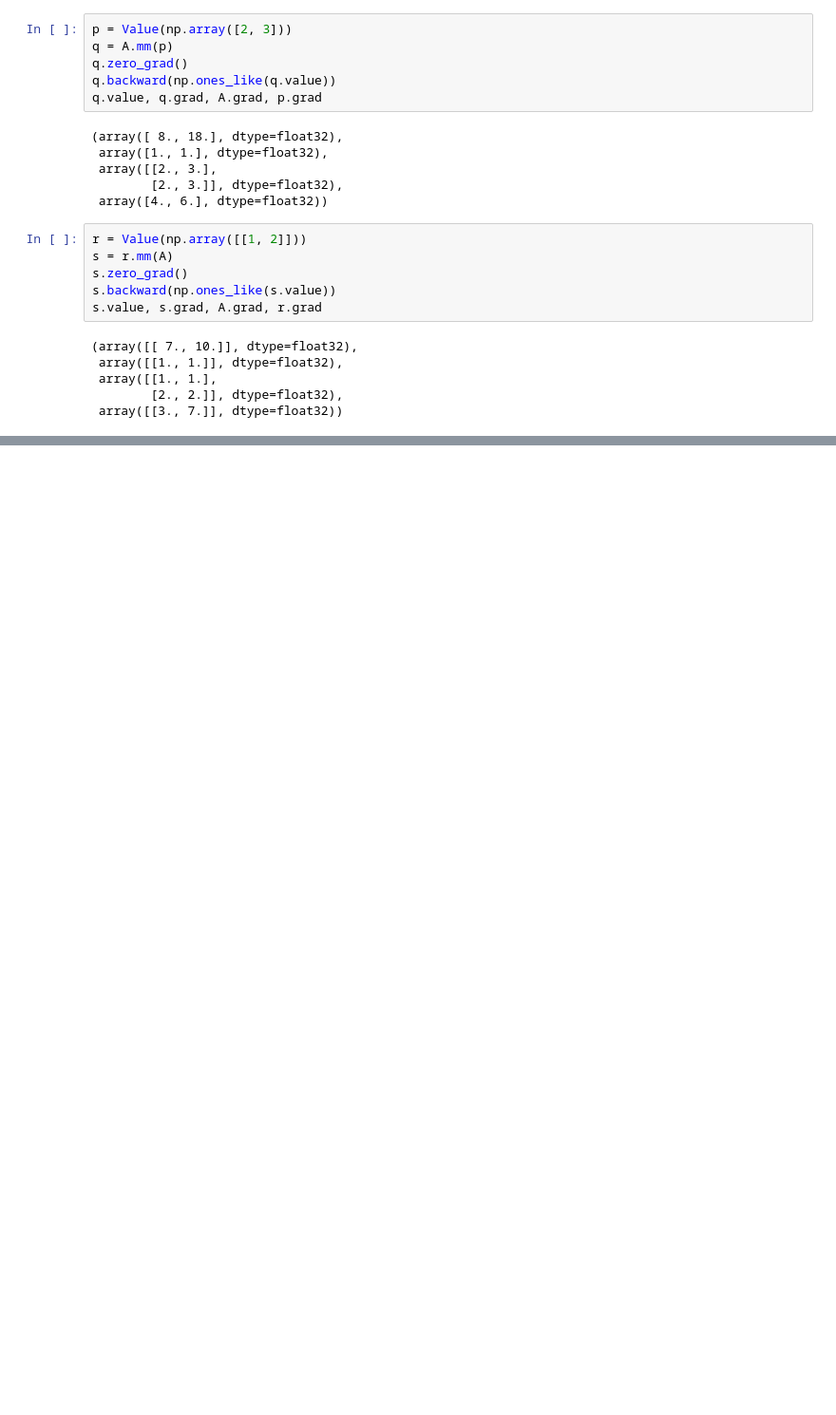
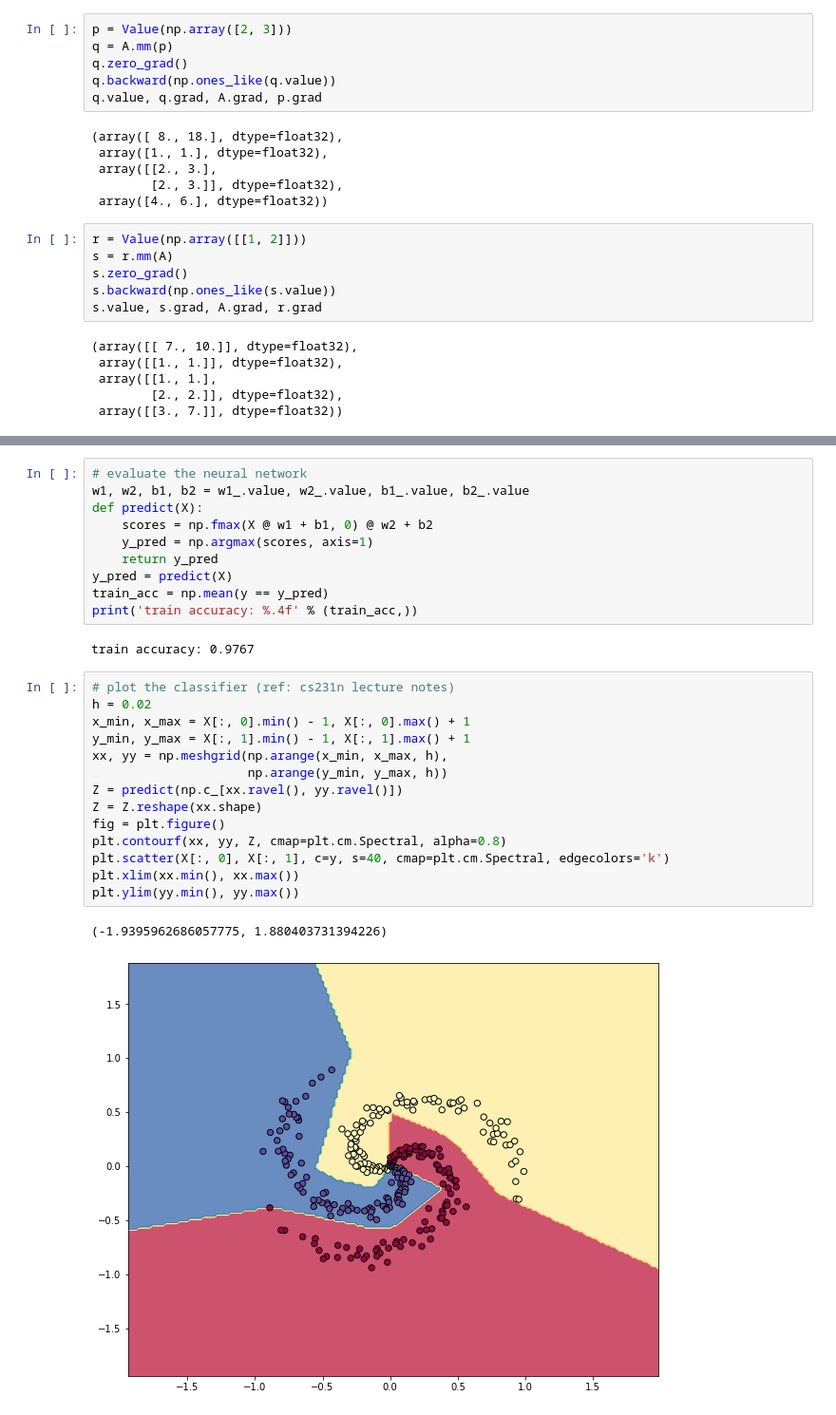
Before and after one commit to redyaung/smallgrad, a Jupyter notebook: usage.ipynb, the cells around one changed output, grey strips where cells are left out. Shown at 95% size. Drawn from its saved outputs; the diff is of its cells as text; blank space fills up the shorter version.

```diff
--- a/usage.ipynb
+++ b/usage.ipynb
@@ -124,0 +198,29 @@ TypeError: unsupported operand type(s) for +=: 'float' and 'Value'
+# %%
+# evaluate the neural network
+w1, w2, b1, b2 = w1_.value, w2_.value, b1_.value, b2_.value
+def predict(X):
+    scores = np.fmax(X @ w1 + b1, 0) @ w2 + b2
+    y_pred = np.argmax(scores, axis=1)
+    return y_pred
+y_pred = predict(X)
+train_acc = np.mean(y == y_pred)
+print('train accuracy: %.4f' % (train_acc,))
+# %% [output]
+train accuracy: 0.9767
+# %%
+# plot the classifier (ref: cs231n lecture notes)
+h = 0.02
+x_min, x_max = X[:, 0].min() - 1, X[:, 0].max() + 1
+y_min, y_max = X[:, 1].min() - 1, X[:, 1].max() + 1
+xx, yy = np.meshgrid(np.arange(x_min, x_max, h),
+                     np.arange(y_min, y_max, h))
+Z = predict(np.c_[xx.ravel(), yy.ravel()])
+Z = Z.reshape(xx.shape)
+fig = plt.figure()
+plt.contourf(xx, yy, Z, cmap=plt.cm.Spectral, alpha=0.8)
+plt.scatter(X[:, 0], X[:, 1], c=y, s=40, cmap=plt.cm.Spectral, edgecolors='k')
+plt.xlim(xx.min(), xx.max())
+plt.ylim(yy.min(), yy.max())
+# %% [output]
+(-1.9395962686057775, 1.880403731394226)
+[figure, added]
```
Also changed, not shown: parts of 11 cells of this notebook, 1 other file.
